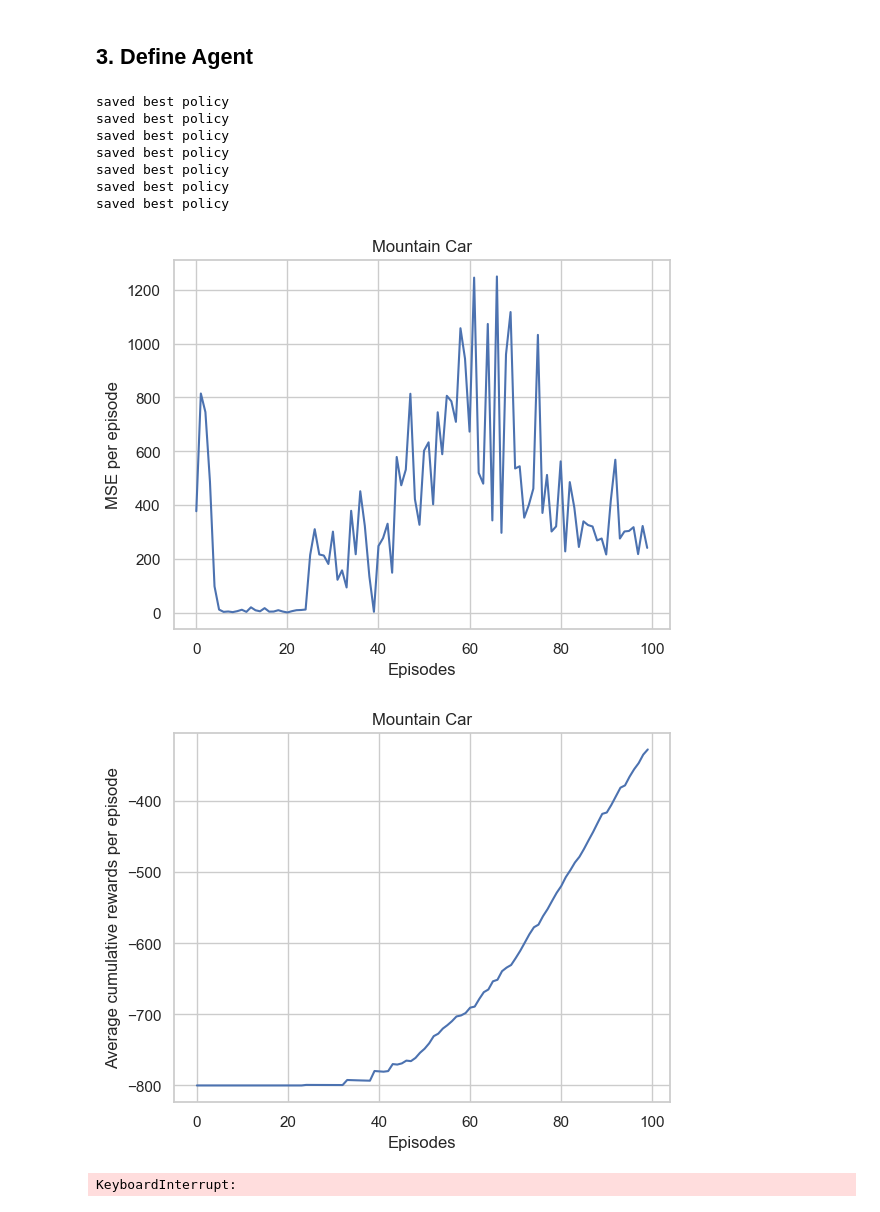
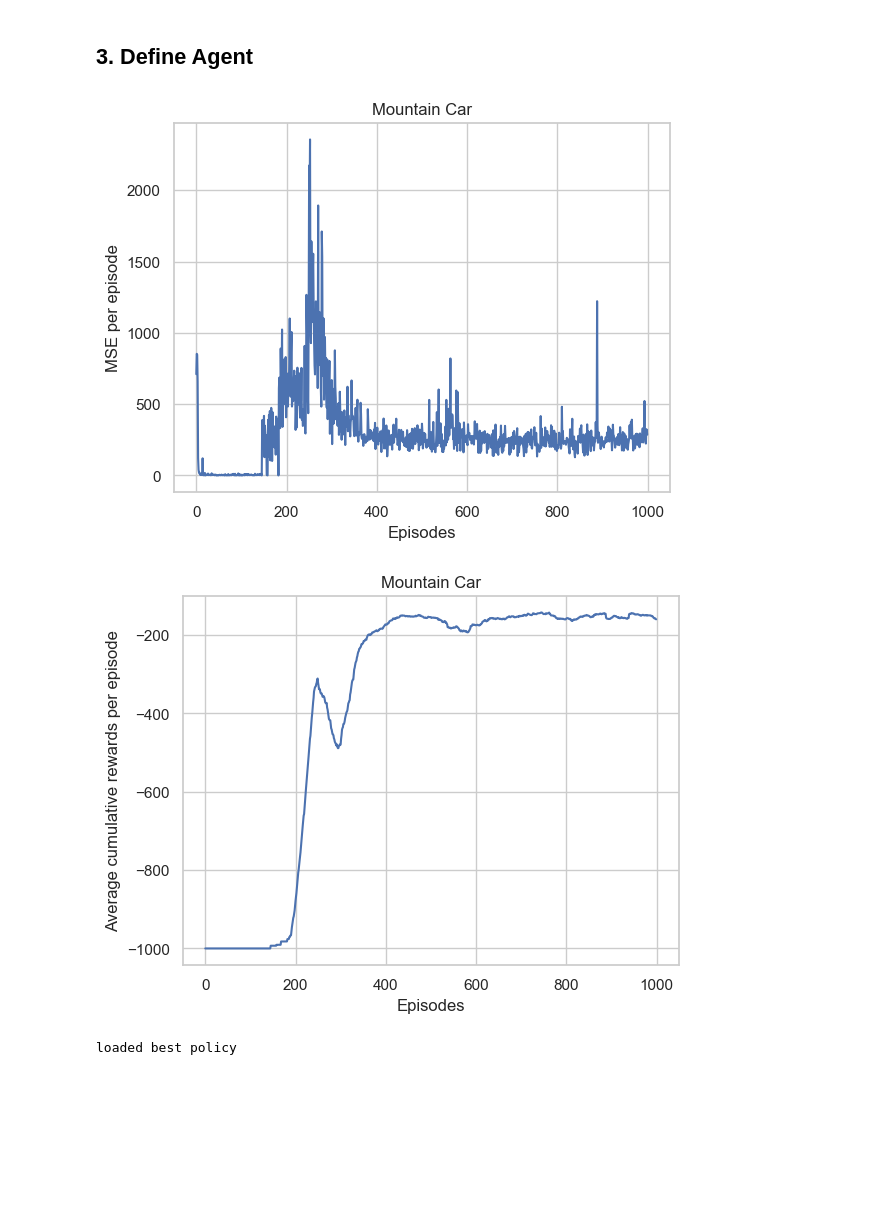
Before and after one commit to LionelSafar/Rolls-Royce-Peak-Plower, a Jupyter notebook: main.ipynb, the cells around one changed output. Cells and saved outputs as stored; diff of their text form; code cells hidden in the pictures; blank space fills up the shorter version.

Commit message:
save policy at end of last episode, delete unused policies

```diff
--- a/main.ipynb
+++ b/main.ipynb
@@ -102,7 +99,9 @@ def run(agent, episodes, render=False, is_training=True, truncate=-1000):
     :return: rewards_per_episode: rewards obtained per episode
     """
     if not is_training:
-        agent.policy_net.load_state_dict(torch.load(f'{agent.__class__.__name__}_best_policy.pth'))
+        agent.policy_net.load_state_dict(torch.load(f'{agent.__class__.__name__}_trained_policy.pth'))
+        agent.policy_net.eval()
+        print('loaded best policy')
     # load the environment and discretize the state space
     env = gym.make('MountainCar-v0', render_mode='human' if render else None)
 
@@ -157,18 +156,18 @@ def run(agent, episodes, render=False, is_training=True, truncate=-1000):
 
         rewards_per_episode[i] = rewards # store rewards per episode
 
-        # save best policy
-        if (rewards >= max(rewards_per_episode)) and (rewards > -300) and (is_training):
-            torch.save(agent.policy_net.state_dict(), f'{agent.__class__.__name__}_best_policy.pth')
-            print('saved best policy')
-
         try:
             agent.losses.append(episode_loss) # store loss per episode
         #decay epsilon such that we mostly don't explore after 50% of the episodes
             agent.epsilon = max(agent.epsilon - 2/episodes, 0.05)
         except AttributeError:
             pass
-    # close environment
+    # save final policy and close environment
+    if not is_training:
+        try:
+            torch.save(agent.policy_net.state_dict(), f'{agent.__class__.__name__}_trained_policy.pth')
+        except AttributeError:
+            pass
     env.close()
 
 
@@ -372,24 +371,17 @@ class DQNAgent:
 # %%
 # Initialize DQN agent + network
 Q = DQN(input_states=2, out_actions=env.action_space.n, hidden_layers=2, hidden_nodes=64)
 dqn_agent = DQNAgent(Q=Q, gamma=0.99, epsilon=0.9, batch_size=64, learning_rate=0.001, sync_rate=1000)
 
-rewards = run(dqn_agent, 100, render=False, truncate=-800)
+rewards = run(dqn_agent, 1000, render=False, truncate=-1000)
 # %% [output]
-saved best policy
-saved best policy
-saved best policy
-saved best policy
-saved best policy
-saved best policy
-saved best policy
-[figure, old version]
+[figure, new version]
-[figure, old version]
+[figure, new version]
 # %%
 # run and render best policy
 run(dqn_agent, 1, render=True, is_training=False)
 # %% [output]
-KeyboardInterrupt:
+loaded best policy
 # %%
 plt.plot(rewards)
 # %% [output]
```
Also changed, not shown: parts of 6 cells of this notebook, 7 other files.
